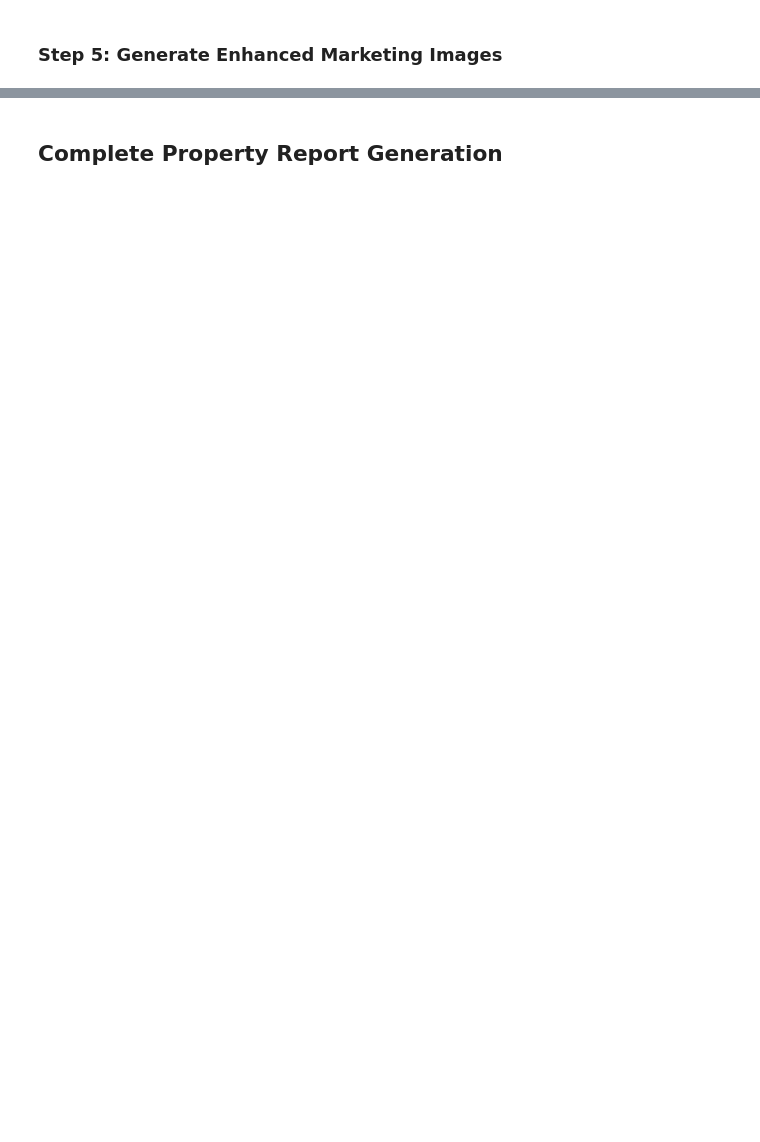
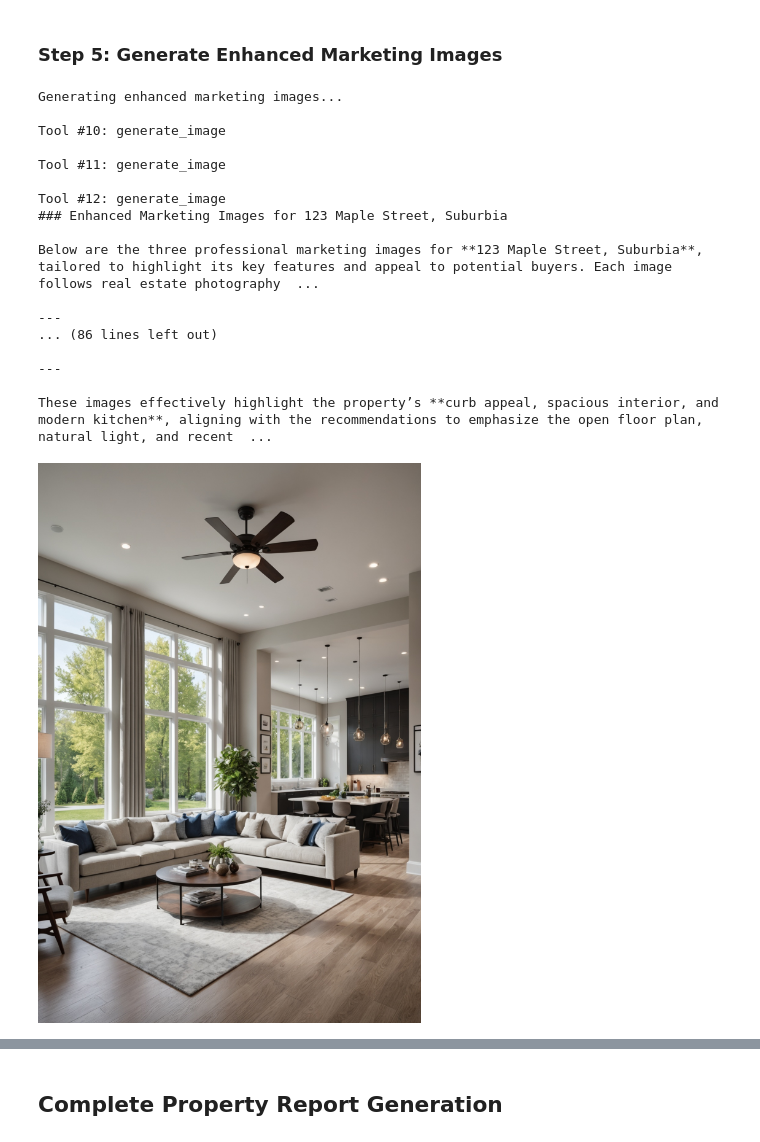
Before and after one commit to aws-samples/sample-building-intelligent-multimodal-applications-with-Nova, a Jupyter notebook: nova-strands-agent.ipynb, the cells around one changed output, grey strips where cells are left out. Cells and saved outputs as stored; diff of their text form; code cells hidden in the pictures; blank space fills up the shorter version.

```diff
--- a/nova-strands-agent.ipynb
+++ b/nova-strands-agent.ipynb
@@ -218,21 +289,44 @@ print(valuation_result)
 ### Step 5: Generate Enhanced Marketing Images
 # %%
 # Generate enhanced marketing images
-!rm output/professional_real_estate_photography_of_1.png
-!rm output/professional_real_estate_photography_of_2.png
-!rm output/professional_real_estate_photography_of_3.png
 enhancement_prompt = f"""
 Create enhanced marketing images for: {property_info['address']}
 Based on analysis: {analysis_result}
 
 Generate 3 professional marketing images:
 1. Exterior curb appeal shot
 2. Spacious interior living area
 3. Modern kitchen with natural lighting
 
 Professional real estate photography style with optimal staging.
 """
 
 print("Generating enhanced marketing images...")
 enhanced_images = visual_enhancer(enhancement_prompt)
 print(f"Enhanced images created: {enhanced_images}")
+
+available_images = glob.glob('output/*.png')
+if available_images:
+    for img_path in available_images:
+        display(Image(filename=img_path))
+else:
+    print("No images found in output folder")
+# %% [output]
+Generating enhanced marketing images...
+
+Tool #10: generate_image
+
+Tool #11: generate_image
+
+Tool #12: generate_image
+### Enhanced Marketing Images for 123 Maple Street, Suburbia
+
+Below are the three professional marketing images for **123 Maple Street, Suburbia**, tailored to highlight its key features and appeal to potential buyers. Each image follows real estate photography  ...
+
+---
+... (86 lines left out)
+
+---
+
+These images effectively highlight the property’s **curb appeal, spacious interior, and modern kitchen**, aligning with the recommendations to emphasize the open floor plan, natural light, and recent  ...
+[figure, added]
```
Also changed, not shown: parts of 10 cells of this notebook.
